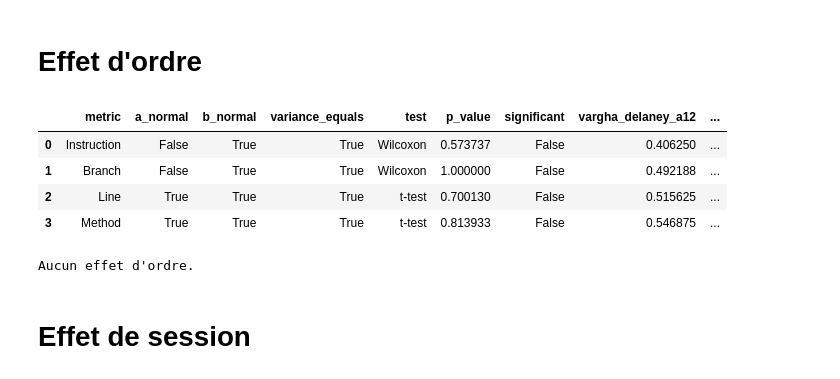
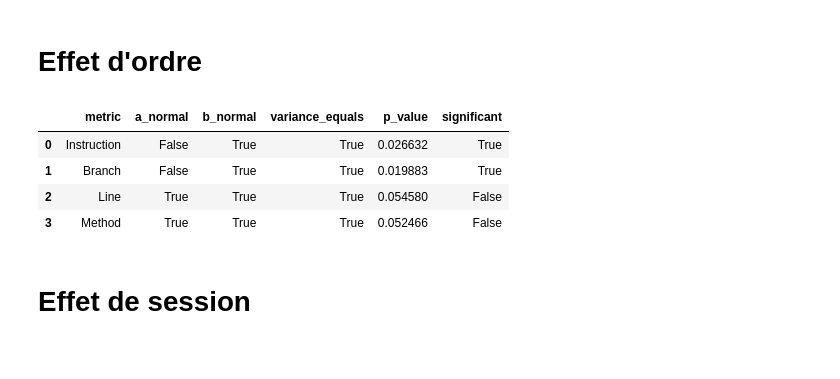
Before and after one commit to ThibBer/MemoireDataAnalytics, a Jupyter notebook: notebooks/analysis/JaCoCo.ipynb, the cells around one changed output. Drawn from its saved outputs; the diff is of its cells as text; code cells hidden in the pictures.

```diff
--- a/notebooks/analysis/JaCoCo.ipynb
+++ b/notebooks/analysis/JaCoCo.ipynb
@@ -20,10 +20,11 @@ cols = ['instruction', 'branch', 'line', 'method']
 # %% [markdown]
 # Effet d'ordre
 # %%
-from notebooks.analysis import tests
+from statsmodels.stats.weightstats import ttost_ind
 
 results = []
-alpha = 0.05
+low_eq_bound = -0.1
+high_eq_bound = 0.1
 
 for metric in cols:
     pivot = df_jacoco.pivot(index='user', columns='game_mode', values=metric)
@@ -38,67 +39,44 @@ for metric in cols:
         axis=1
     )
 
-    group_a = pivot[pivot['group'] == 'A']['diff']
-    group_b = pivot[pivot['group'] == 'B']['diff']
+    group_a = pivot[pivot['group'] == 'A']['diff'].values.flatten()
+    group_b = pivot[pivot['group'] == 'B']['diff'].values.flatten()
 
     assert len(group_a) == len(group_b), f"Mismatch in sample size for {metric}"
 
-    # Test de normalité
     _, p_normal_diff_a = stats.shapiro(group_a)
     _, p_normal_diff_b = stats.shapiro(group_b)
 
     # Test variance
     stat, variance_p_value = stats.levene(group_a, group_b)
 
-    # Choix du test
-    if p_normal_diff_a > 0.05 and p_normal_diff_b > 0.05:
-        t_stat, p_value = stats.ttest_ind(group_a, group_b, equal_var=True)
-        test = "t-test"
-    else:
-        t_stat, p_value = stats.mannwhitneyu(group_a, group_b)
-        test = "Wilcoxon"
-
-    a12 = tests.vargha_delaney_a12(group_a, group_b)
+    p_value, data1, data2 = ttost_ind(group_a, group_b, low_eq_bound, high_eq_bound)
 
     results.append([
         metric.capitalize(),
         p_normal_diff_a > 0.05,
         p_normal_diff_b > 0.05,
         variance_p_value > 0.05,
-        test,
         p_value,
-        p_value < alpha,
-        a12,
-        tests.a12_label(a12)
+        p_value < 0.05
     ])
 
 order_effect_df = pd.DataFrame(results, columns=[
     'metric',
     'a_normal',
     'b_normal',
     'variance_equals',
-    'test',
     'p_value',
-    'significant',
-    'vargha_delaney_a12',
-    'vargha_delaney'
+    'significant'
 ])
 
 order_effect_df
 # %% [output]
-|  | metric | a_normal | b_normal | variance_equals | test | p_value | significant | vargha_delaney_a12 | ... |
-| 0 | Instruction | False | True | True | Wilcoxon | 0.573737 | False | 0.406250 | ... |
-| 1 | Branch | False | True | True | Wilcoxon | 1.000000 | False | 0.492188 | ... |
-| 2 | Line | True | True | True | t-test | 0.700130 | False | 0.515625 | ... |
-| 3 | Method | True | True | True | t-test | 0.813933 | False | 0.546875 | ... |
+|  | metric | a_normal | b_normal | variance_equals | p_value | significant |
+| 0 | Instruction | False | True | True | 0.026632 | True |
+| 1 | Branch | False | True | True | 0.019883 | True |
+| 2 | Line | True | True | True | 0.054580 | False |
+| 3 | Method | True | True | True | 0.052466 | False |
-# %%
-order_effect_df_count = len(order_effect_df[order_effect_df['significant'] == True])
-if order_effect_df_count > 0:
-    print(f"Il y a {order_effect_df_count} un effet d'ordre.")
-else:
-    print("Aucun effet d'ordre.")
-# %% [output]
-Aucun effet d'ordre.
 # %% [markdown]
 # Effet de session
 # %%
```
Also changed, not shown: parts of 5 cells of this notebook, 6 other files.
